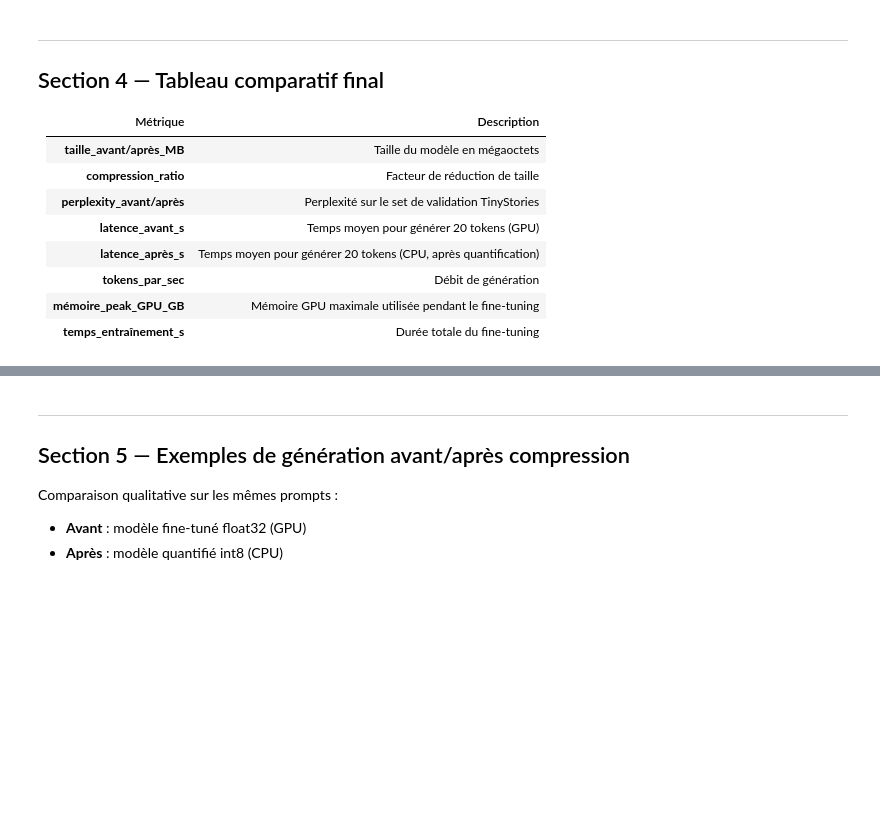
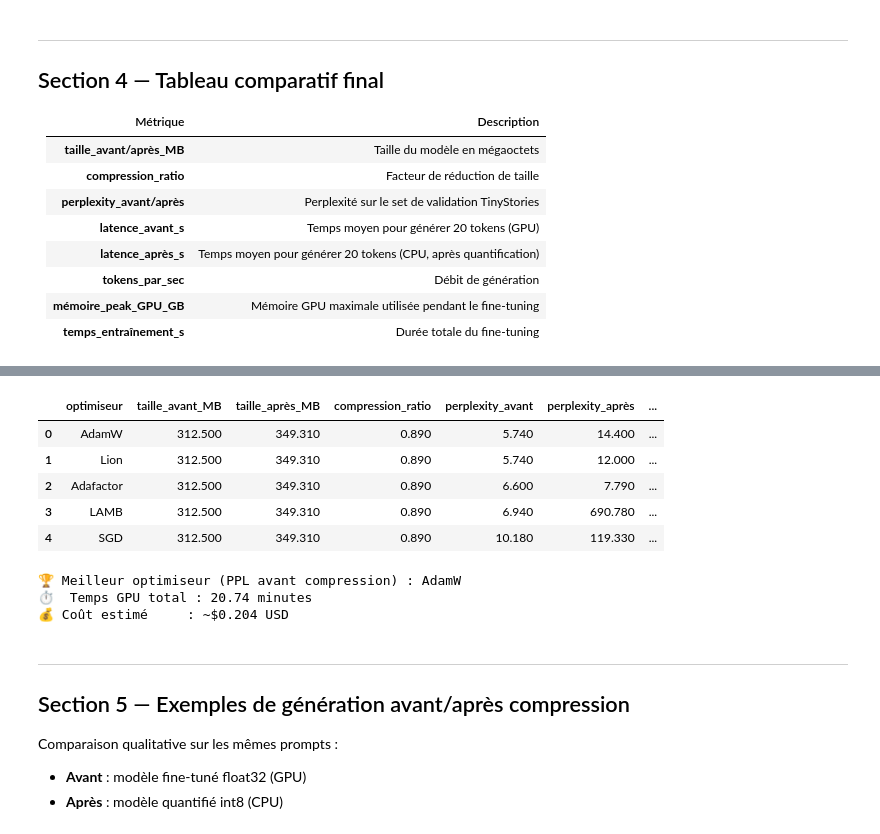
Before and after one commit to aliouarrirh/SLM-Edge-Optimizer-Benchmarking-Compression-of-Small-Language-Models-for-Edge-AI-Deployment, a Jupyter notebook: opti_project_modal.ipynb, the cells around one changed output, grey strips where cells are left out. Drawn from its saved outputs; the diff is of its cells as text; code cells hidden in the pictures; blank space fills up the shorter version.

```diff
--- a/opti_project_modal.ipynb
+++ b/opti_project_modal.ipynb
@@ -200,27 +253,37 @@ print("✅ Graphiques sauvegardés → results/comparison_charts.png")
 # %%
 # Tableau final mis en forme avec highlight
 with open(os.path.join(RESULTS_DIR, "summary.json")) as f:
     summary = json.load(f)
 
 cols_rapport = [
     "optimiseur",
     "taille_avant_MB", "taille_après_MB", "compression_ratio",
     "perplexity_avant", "perplexity_après",
     "latence_avant_s", "latence_après_s",
     "tokens_par_sec_avant", "tokens_par_sec_après",
     "mémoire_peak_GPU_GB", "temps_entraînement_s",
 ]
 df_rapport = df[[c for c in cols_rapport if c in df.columns]]
 
 display(df_rapport.style
-    .highlight_min(subset=["perplexity_avant", "perplexity_après", "latence_après_s"], color="lightgreen")
-    .highlight_max(subset=["tokens_par_sec_après"], color="lightgreen")
+    .highlight_min(subset=["perplexity_avant", "perplexity_après", "latence_après_s"], color="green")
+    .highlight_max(subset=["tokens_par_sec_après"], color="green")
     .format(precision=3)
 )
 
 print(f"\n🏆 Meilleur optimiseur (PPL avant compression) : {summary['meilleur_optimiseur']}")
 print(f"⏱  Temps GPU total : {summary.get('temps_total_GPU_min', '?')} minutes")
 print(f"💰 Coût estimé     : ~${summary.get('coût_estimé_USD', '?')} USD")
+# %% [output]
+|  | optimiseur | taille_avant_MB | taille_après_MB | compression_ratio | perplexity_avant | perplexity_après | ... |
+| 0 | AdamW | 312.500 | 349.310 | 0.890 | 5.740 | 14.400 | ... |
+| 1 | Lion | 312.500 | 349.310 | 0.890 | 5.740 | 12.000 | ... |
+| 2 | Adafactor | 312.500 | 349.310 | 0.890 | 6.600 | 7.790 | ... |
+| 3 | LAMB | 312.500 | 349.310 | 0.890 | 6.940 | 690.780 | ... |
+| 4 | SGD | 312.500 | 349.310 | 0.890 | 10.180 | 119.330 | ... |
+🏆 Meilleur optimiseur (PPL avant compression) : AdamW
+⏱  Temps GPU total : 20.74 minutes
+💰 Coût estimé     : ~$0.204 USD
 # %% [markdown]
 ---
 ## Section 5 — Exemples de génération avant/après compression
```
Also changed, not shown: parts of 8 cells of this notebook, 4 other files.
